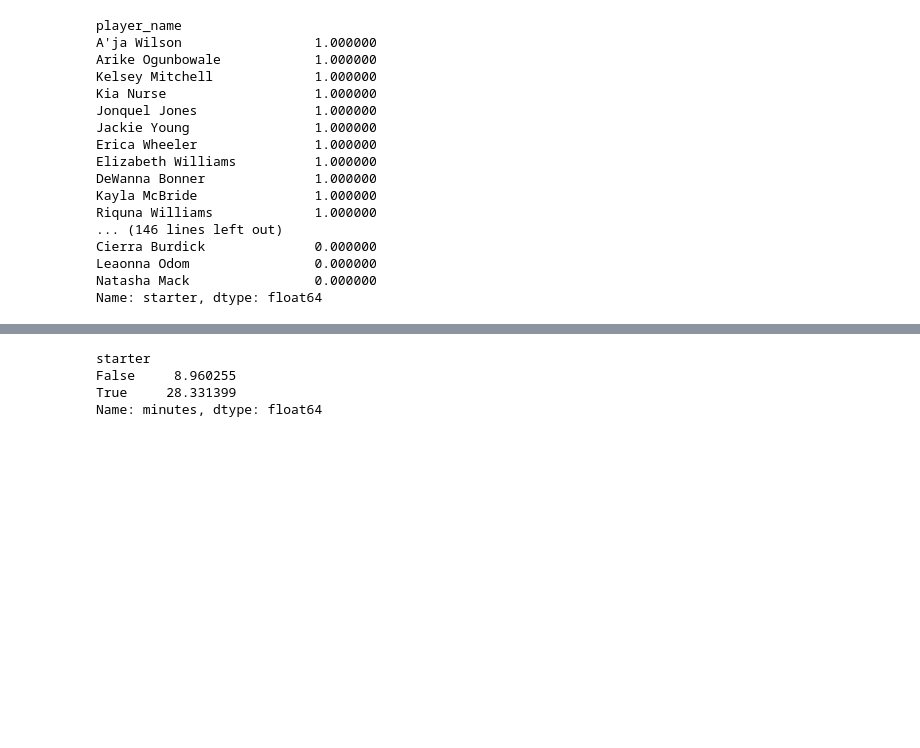
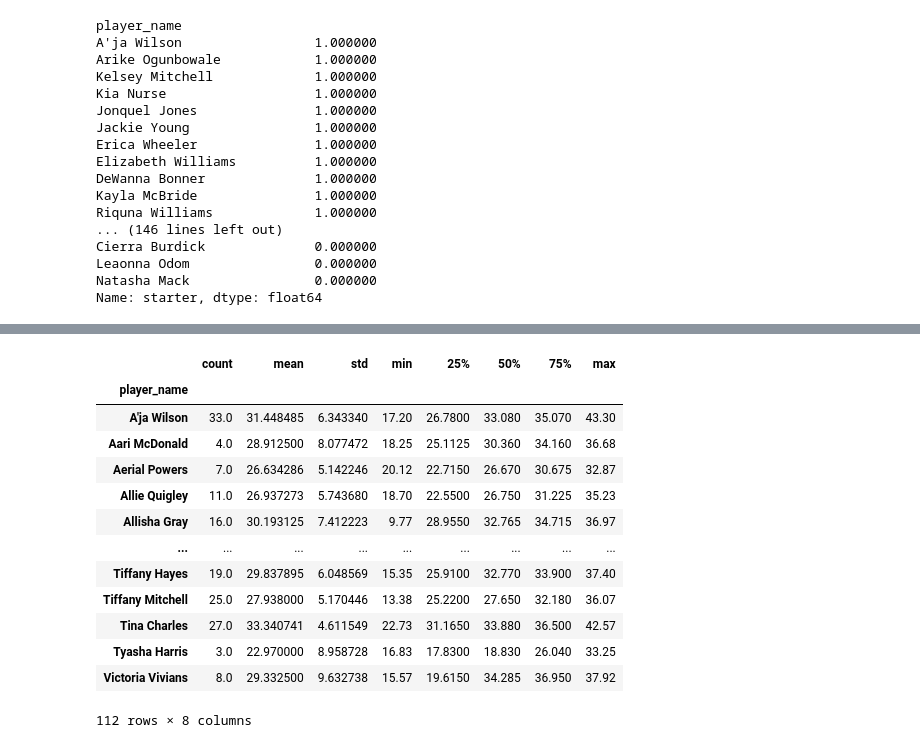
Before and after one commit to sequitria/Learning-Data-Science-via-Sports-Betting, a Jupyter notebook: explore.ipynb, the cells around one changed output, grey strips where cells are left out. Cells and saved outputs as stored; diff of their text form; code cells hidden in the pictures; blank space fills up the shorter version.

```diff
--- a/explore.ipynb
+++ b/explore.ipynb
@@ -301,8 +303,22 @@ starter_proportion = df_2021.groupby('player_name')['starter'].mean().to_frame()
 | 159 | Victoria Vivians | 0.250000 |
 160 rows × 2 columns
 # %%
+# Get bunch of time data for the players when they are starters
+df_2021['minutes_converted'] = df_2021['minutes'].apply(time_convert)
+time_data_from_starters = df_2021.query('starter == True').groupby('player_name')['minutes_converted'].describe()
+time_data_from_starters
 # %% [output]
+|  | count | mean | std | min | 25% | 50% | 75% | max |
+| player_name |  |  |  |  |  |  |  |  |
+| A'ja Wilson | 33.0 | 31.448485 | 6.343340 | 17.20 | 26.7800 | 33.080 | 35.070 | 43.30 |
+| Aari McDonald | 4.0 | 28.912500 | 8.077472 | 18.25 | 25.1125 | 30.360 | 34.160 | 36.68 |
+| Aerial Powers | 7.0 | 26.634286 | 5.142246 | 20.12 | 22.7150 | 26.670 | 30.675 | 32.87 |
+| Allie Quigley | 11.0 | 26.937273 | 5.743680 | 18.70 | 22.5500 | 26.750 | 31.225 | 35.23 |
+| Allisha Gray | 16.0 | 30.193125 | 7.412223 | 9.77 | 28.9550 | 32.765 | 34.715 | 36.97 |
+| ... | ... | ... | ... | ... | ... | ... | ... | ... |
+| Tiffany Hayes | 19.0 | 29.837895 | 6.048569 | 15.35 | 25.9100 | 32.770 | 33.900 | 37.40 |
+| Tiffany Mitchell | 25.0 | 27.938000 | 5.170446 | 13.38 | 25.2200 | 27.650 | 32.180 | 36.07 |
+| Tina Charles | 27.0 | 33.340741 | 4.611549 | 22.73 | 31.1650 | 33.880 | 36.500 | 42.57 |
+| Tyasha Harris | 3.0 | 22.970000 | 8.958728 | 16.83 | 17.8300 | 18.830 | 26.040 | 33.25 |
+| Victoria Vivians | 8.0 | 29.332500 | 9.632738 | 15.57 | 19.6150 | 34.285 | 36.950 | 37.92 |
-starter
-False     8.960255
-True     28.331399
-Name: minutes, dtype: float64
+112 rows × 8 columns
```
Also changed, not shown: parts of 2 cells of this notebook.
